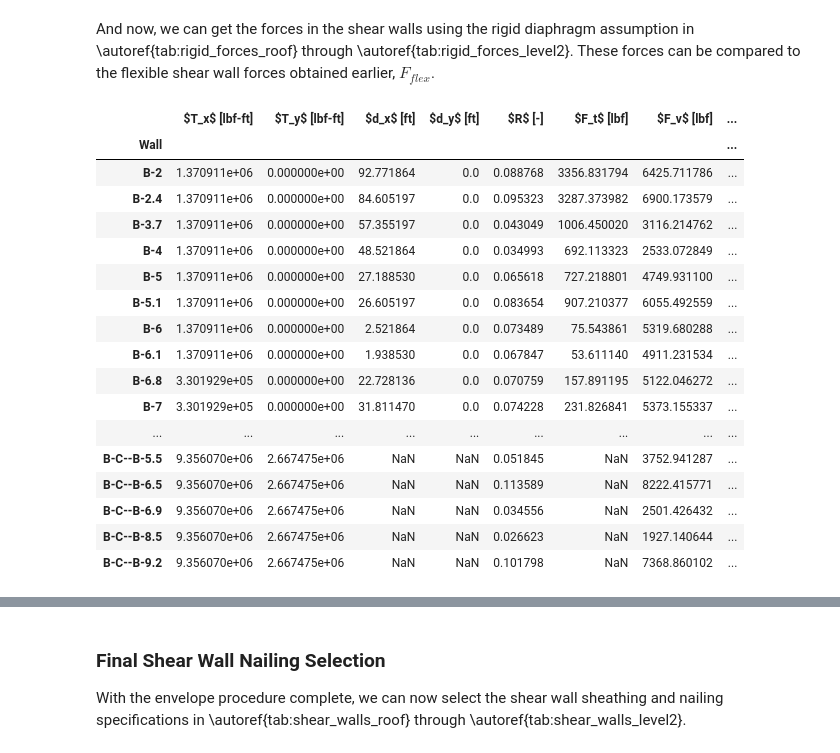
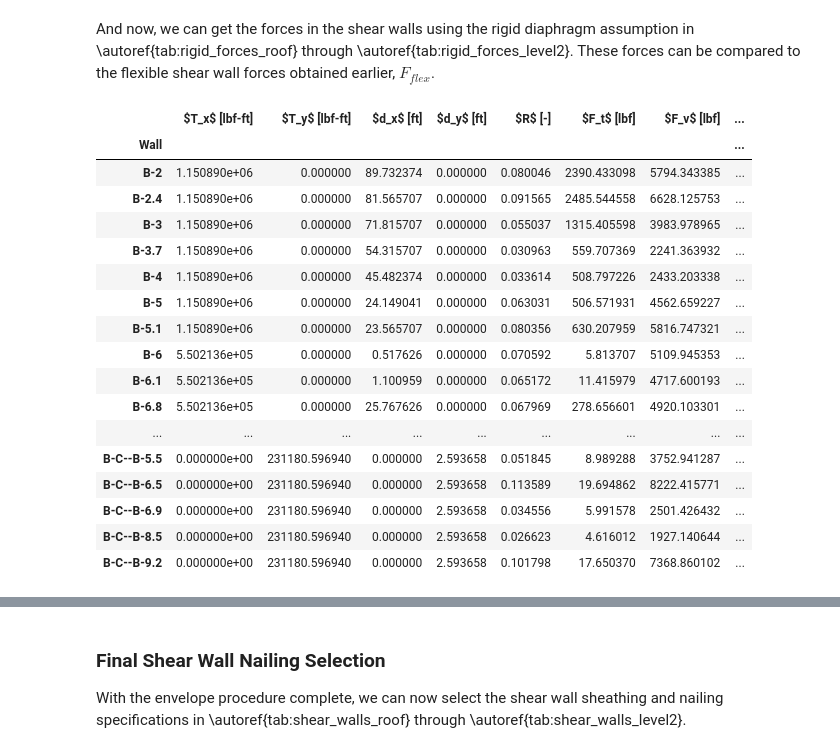
Before and after one commit to kpff-andy-sazima/Beaverton-Creek, a Jupyter notebook: building_b_seismic.ipynb, the cells around one changed output, grey strips where cells are left out. Drawn from its saved outputs; the diff is of its cells as text; code cells hidden in the pictures.

Commit message:
shear wall ipynb fixes

```diff
--- a/building_b_seismic.ipynb
+++ b/building_b_seismic.ipynb
@@ -1108,16 +1123,16 @@ l_BC__7 = 16
 l_BC__8 = 9.75
 l_BC__9 = 24
 # %%
-flexible_ew.loc["Roof", "tributary weight"] = float(f_p__roof)
-flexible_ew.loc["Level 4", "tributary weight"] = float(f_p__4)
-flexible_ew.loc["Level 3", "tributary weight"] = float(f_p__3)
-flexible_ew.loc["Level 2", "tributary weight"] = float(f_p__2)
+flexible_ew.loc["Level 4", "tributary weight"] = float(f_p__roof)
+flexible_ew.loc["Level 3", "tributary weight"] = float(f_p__4)
+flexible_ew.loc["Level 2", "tributary weight"] = float(f_p__3)
+flexible_ew.loc["Level 1", "tributary weight"] = float(f_p__2)
 
 # Shear wall height is for the floor below
-flexible_ew.loc["Roof", "wall height"] = float(seismic_loads.loc["Level 4", "floor height"])
-flexible_ew.loc["Level 4", "wall height"] = float(seismic_loads.loc["Level 3", "floor height"])
-flexible_ew.loc["Level 3", "wall height"] = float(seismic_loads.loc["Level 2", "floor height"])
-flexible_ew.loc["Level 2", "wall height"] = float(seismic_loads.loc["Ground", "floor height"])
+flexible_ew.loc["Level 4", "wall height"] = float(seismic_loads.loc["Level 4", "floor height"])
+flexible_ew.loc["Level 3", "wall height"] = float(seismic_loads.loc["Level 3", "floor height"])
+flexible_ew.loc["Level 2", "wall height"] = float(seismic_loads.loc["Level 2", "floor height"])
+flexible_ew.loc["Level 1", "wall height"] = float(seismic_loads.loc["Level 1", "floor height"])
 
 # Add wall tributary widths and wall lengths to df
 wall_tributary = {
@@ -1419,6 +1434,7 @@ rigid_ns["unit shear demand"] = flexible_ns["unit shear demand"]
 rigid_ns["wall length"] = flexible_ns["wall length"]
 rigid_ns["wall height"] = flexible_ns["wall height"]
 rigid_ns["shear stiffness"] = flexible_ns["shear stiffness"]
+rigid_ns["sheathed sides"] = flexible_ns["sheathed sides"]
 rigid_ns["nail spacing"] = flexible_ns["nail spacing"]
 rigid_ns["end post youngs modulus"] = float(E_endpost)
 rigid_ns["end post area"] = float(A_endpost)
@@ -1429,7 +1445,9 @@ rigid_ns["delta_sw"] = (
     * rigid_ns["unit shear demand"]
     * rigid_ns["wall height"] ** 3
     / (rigid_ns["end post youngs modulus"] * rigid_ns["end post area"] * rigid_ns["wall length"])
-    + rigid_ns["unit shear demand"] * rigid_ns["wall height"] / (1000 * rigid_ns["shear stiffness"])
+    + rigid_ns["unit shear demand"]
+    * rigid_ns["wall height"]
+    / (1000 * rigid_ns["shear stiffness"] * rigid_ns["sheathed sides"])
     + rigid_ns["wall height"] * rigid_ns["Delta_A"] / rigid_ns["wall length"]
 )
 # %%
@@ -1557,6 +1579,7 @@ rigid_ew["unit shear demand"] = flexible_ew["unit shear demand"]
 rigid_ew["wall length"] = flexible_ew["wall length"]
 rigid_ew["wall height"] = flexible_ew["wall height"]
 rigid_ew["shear stiffness"] = flexible_ew["shear stiffness"]
+rigid_ew["sheathed sides"] = flexible_ew["sheathed sides"]
 rigid_ew["nail spacing"] = flexible_ew["nail spacing"]
 rigid_ew["end post youngs modulus"] = float(E_endpost)
 rigid_ew["end post area"] = float(A_endpost)
@@ -1567,7 +1590,9 @@ rigid_ew["delta_sw"] = (
     * rigid_ew["unit shear demand"]
     * rigid_ew["wall height"] ** 3
     / (rigid_ew["end post youngs modulus"] * rigid_ew["end post area"] * rigid_ew["wall length"])
-    + rigid_ew["unit shear demand"] * rigid_ew["wall height"] / (1000 * rigid_ew["shear stiffness"])
+    + rigid_ew["unit shear demand"]
+    * rigid_ew["wall height"]
+    / (1000 * rigid_ew["shear stiffness"] * rigid_ew["sheathed sides"])
     + rigid_ew["wall height"] * rigid_ew["Delta_A"] / rigid_ew["wall length"]
 )
 # %%
@@ -1763,6 +1788,7 @@ wall_rigidity_loc = {
     # N-S
     "B-2": {"x": float(l_B1__B2), "y": 0},
     "B-2.4": {"x": float(l_B1__B24), "y": 0},
+    "B-3": {"x": float(l_B1__B2 + l_B2__B3), "y": 0},
     "B-3.7": {"x": float(l_B1__B2 + l_B2__B3 + l_B3__B37), "y": 0},
     "B-4": {"x": float(l_B1__B2 + l_B2__B3 + l_B3__B4), "y": 0},
     "B-5": {"x": float(l_B1__B2 + l_B2__B3 + l_B3__B4 + l_B4__B5), "y": 0},
@@ -1987,60 +2013,60 @@ column_name_map = {
     "shear force demand": "$F_{tot}$ [lbf]",
     "flexible shear force demand": "$F_{flex}$ [lbf]",
 }
-display_table(
-    dataframe=rigid,
-    column_names_filter_and_map=column_name_map,
-    levels="Roof",
-    position_float="centering",
-    formatter_functions=[lambda value: sig_figs(value, sig_figs=4)],
-    caption="Shear wall forces with the rigid diaphragm assumption - Roof",
-    label="tab:rigid_forces_roof",
-)
 display_table(
     dataframe=rigid,
     column_names_filter_and_map=column_name_map,
     levels="Level 4",
     position_float="centering",
     formatter_functions=[lambda value: sig_figs(value, sig_figs=4)],
     caption="Shear wall forces with the rigid diaphragm assumption - Level 4",
     label="tab:rigid_forces_level4",
 )
 display_table(
     dataframe=rigid,
     column_names_filter_and_map=column_name_map,
     levels="Level 3",
     position_float="centering",
     formatter_functions=[lambda value: sig_figs(value, sig_figs=4)],
     caption="Shear wall forces with the rigid diaphragm assumption - Level 3",
     label="tab:rigid_forces_level3",
 )
 display_table(
     dataframe=rigid,
     column_names_filter_and_map=column_name_map,
     levels="Level 2",
     position_float="centering",
     formatter_functions=[lambda value: sig_figs(value, sig_figs=4)],
     caption="Shear wall forces with the rigid diaphragm assumption - Level 2",
     label="tab:rigid_forces_level2",
 )
+display_table(
+    dataframe=rigid,
+    column_names_filter_and_map=column_name_map,
+    levels="Level 1",
+    position_float="centering",
+    formatter_functions=[lambda value: sig_figs(value, sig_figs=4)],
+    caption="Shear wall forces with the rigid diaphragm assumption - Level 1",
+    label="tab:rigid_forces_level1",
+)
 # %% [output]
 |  | $T_x$ [lbf-ft] | $T_y$ [lbf-ft] | $d_x$ [ft] | $d_y$ [ft] | $R$ [-] | $F_t$ [lbf] | $F_v$ [lbf] | ... |
 | Wall |  |  |  |  |  |  |  | ... |
-| B-2 | 1.370911e+06 | 0.000000e+00 | 92.771864 | 0.0 | 0.088768 | 3356.831794 | 6425.711786 | ... |
-| B-2.4 | 1.370911e+06 | 0.000000e+00 | 84.605197 | 0.0 | 0.095323 | 3287.373982 | 6900.173579 | ... |
-| B-3.7 | 1.370911e+06 | 0.000000e+00 | 57.355197 | 0.0 | 0.043049 | 1006.450020 | 3116.214762 | ... |
-| B-4 | 1.370911e+06 | 0.000000e+00 | 48.521864 | 0.0 | 0.034993 | 692.113323 | 2533.072849 | ... |
-| B-5 | 1.370911e+06 | 0.000000e+00 | 27.188530 | 0.0 | 0.065618 | 727.218801 | 4749.931100 | ... |
-| B-5.1 | 1.370911e+06 | 0.000000e+00 | 26.605197 | 0.0 | 0.083654 | 907.210377 | 6055.492559 | ... |
-| B-6 | 1.370911e+06 | 0.000000e+00 | 2.521864 | 0.0 | 0.073489 | 75.543861 | 5319.680288 | ... |
-| B-6.1 | 1.370911e+06 | 0.000000e+00 | 1.938530 | 0.0 | 0.067847 | 53.611140 | 4911.231534 | ... |
-| B-6.8 | 3.301929e+05 | 0.000000e+00 | 22.728136 | 0.0 | 0.070759 | 157.891195 | 5122.046272 | ... |
-| B-7 | 3.301929e+05 | 0.000000e+00 | 31.811470 | 0.0 | 0.074228 | 231.826841 | 5373.155337 | ... |
+| B-2 | 1.150890e+06 | 0.000000 | 89.732374 | 0.000000 | 0.080046 | 2390.433098 | 5794.343385 | ... |
+| B-2.4 | 1.150890e+06 | 0.000000 | 81.565707 | 0.000000 | 0.091565 | 2485.544558 | 6628.125753 | ... |
+| B-3 | 1.150890e+06 | 0.000000 | 71.815707 | 0.000000 | 0.055037 | 1315.405598 | 3983.978965 | ... |
+| B-3.7 | 1.150890e+06 | 0.000000 | 54.315707 | 0.000000 | 0.030963 | 559.707369 | 2241.363932 | ... |
+| B-4 | 1.150890e+06 | 0.000000 | 45.482374 | 0.000000 | 0.033614 | 508.797226 | 2433.203338 | ... |
+| B-5 | 1.150890e+06 | 0.000000 | 24.149041 | 0.000000 | 0.063031 | 506.571931 | 4562.659227 | ... |
+| B-5.1 | 1.150890e+06 | 0.000000 | 23.565707 | 0.000000 | 0.080356 | 630.207959 | 5816.747321 | ... |
+| B-6 | 5.502136e+05 | 0.000000 | 0.517626 | 0.000000 | 0.070592 | 5.813707 | 5109.945353 | ... |
+| B-6.1 | 5.502136e+05 | 0.000000 | 1.100959 | 0.000000 | 0.065172 | 11.415979 | 4717.600193 | ... |
+| B-6.8 | 5.502136e+05 | 0.000000 | 25.767626 | 0.000000 | 0.067969 | 278.656601 | 4920.103301 | ... |
 | ... | ... | ... | ... | ... | ... | ... | ... | ... |
-| B-C--B-5.5 | 9.356070e+06 | 2.667475e+06 | NaN | NaN | 0.051845 | NaN | 3752.941287 | ... |
-| B-C--B-6.5 | 9.356070e+06 | 2.667475e+06 | NaN | NaN | 0.113589 | NaN | 8222.415771 | ... |
-| B-C--B-6.9 | 9.356070e+06 | 2.667475e+06 | NaN | NaN | 0.034556 | NaN | 2501.426432 | ... |
-| B-C--B-8.5 | 9.356070e+06 | 2.667475e+06 | NaN | NaN | 0.026623 | NaN | 1927.140644 | ... |
-| B-C--B-9.2 | 9.356070e+06 | 2.667475e+06 | NaN | NaN | 0.101798 | NaN | 7368.860102 | ... |
+| B-C--B-5.5 | 0.000000e+00 | 231180.596940 | 0.000000 | 2.593658 | 0.051845 | 8.989288 | 3752.941287 | ... |
+| B-C--B-6.5 | 0.000000e+00 | 231180.596940 | 0.000000 | 2.593658 | 0.113589 | 19.694862 | 8222.415771 | ... |
+| B-C--B-6.9 | 0.000000e+00 | 231180.596940 | 0.000000 | 2.593658 | 0.034556 | 5.991578 | 2501.426432 | ... |
+| B-C--B-8.5 | 0.000000e+00 | 231180.596940 | 0.000000 | 2.593658 | 0.026623 | 4.616012 | 1927.140644 | ... |
+| B-C--B-9.2 | 0.000000e+00 | 231180.596940 | 0.000000 | 2.593658 | 0.101798 | 17.650370 | 7368.860102 | ... |
 |  | $T_x$ [lbf-ft] | $T_y$ [lbf-ft] | $d_x$ [ft] | $d_y$ [ft] | $R$ [-] | $F_t$ [lbf] | $F_v$ [lbf] | ... |
 | Wall |  |  |  |  |  |  |  | ... |
```
Also changed, not shown: parts of 32 cells of this notebook, 4 other files.
